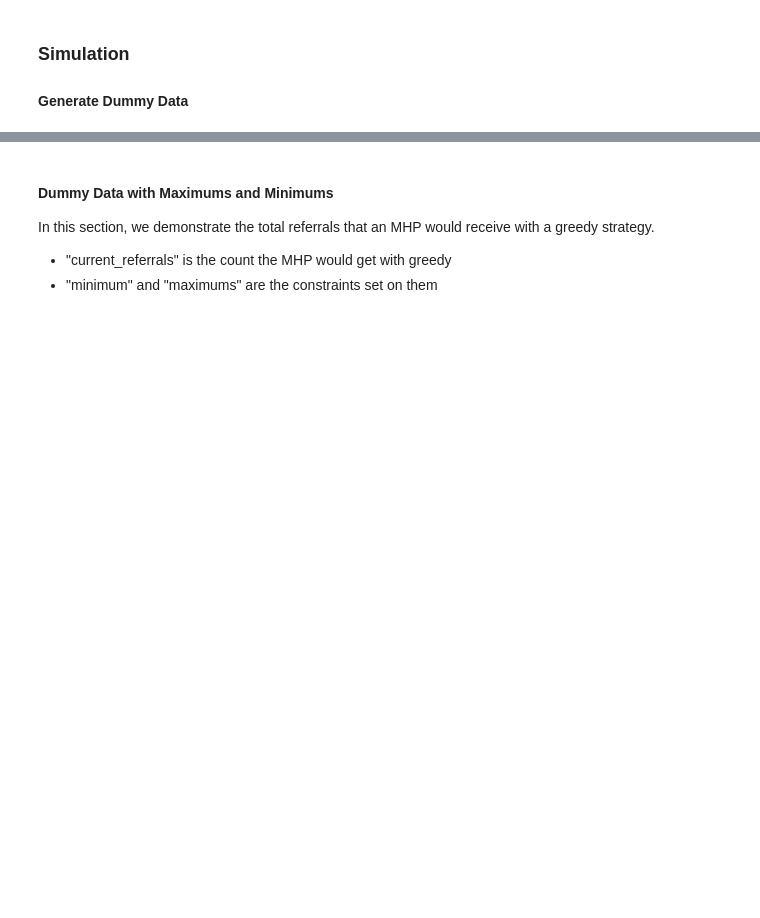
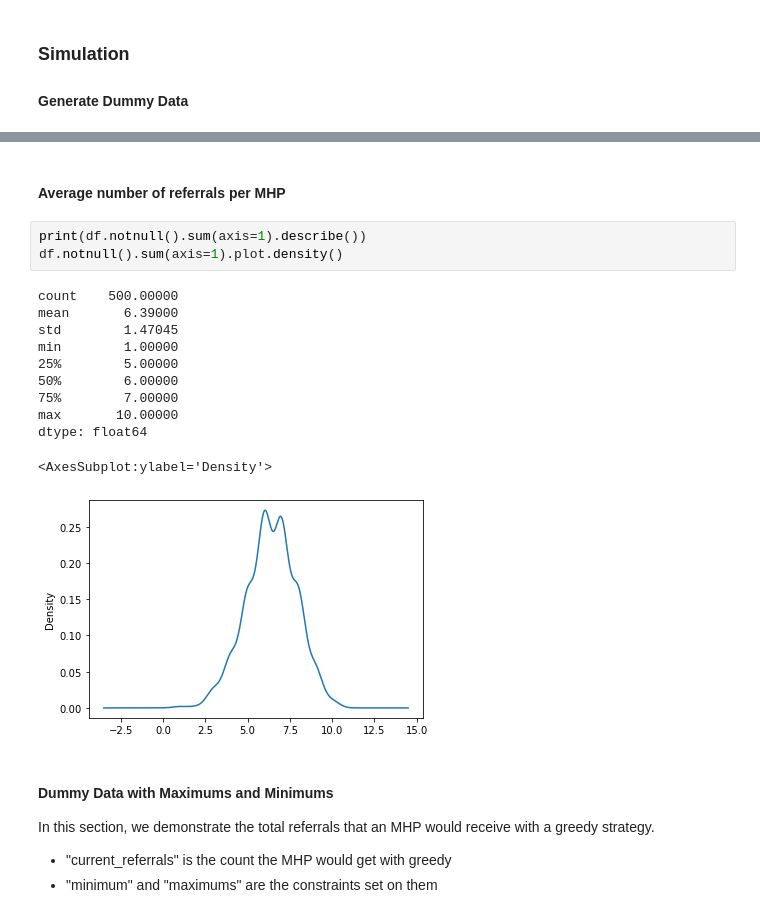
Before and after one commit to ratish-dalvi/contextual-MAB, a Jupyter notebook: matching.ipynb, the cells around one changed output, grey strips where cells are left out. Cells and saved outputs as stored; diff of their text form; blank space fills up the shorter version.

```diff
--- a/matching.ipynb
+++ b/matching.ipynb
@@ -278,3 +292,20 @@ df.head()
+# %% [markdown]
+#### Average number of referrals per MHP
+# %%
+print(df.notnull().sum(axis=1).describe())
+df.notnull().sum(axis=1).plot.density()
+# %% [output]
+count    500.00000
+mean       6.39000
+std        1.47045
+min        1.00000
+25%        5.00000
+50%        6.00000
+75%        7.00000
+max       10.00000
+dtype: float64
+<AxesSubplot:ylabel='Density'>
+[figure, added]
 # %% [markdown]
 ####  Dummy Data with Maximums and Minimums
 
```
Also changed, not shown: parts of 11 cells of this notebook.
